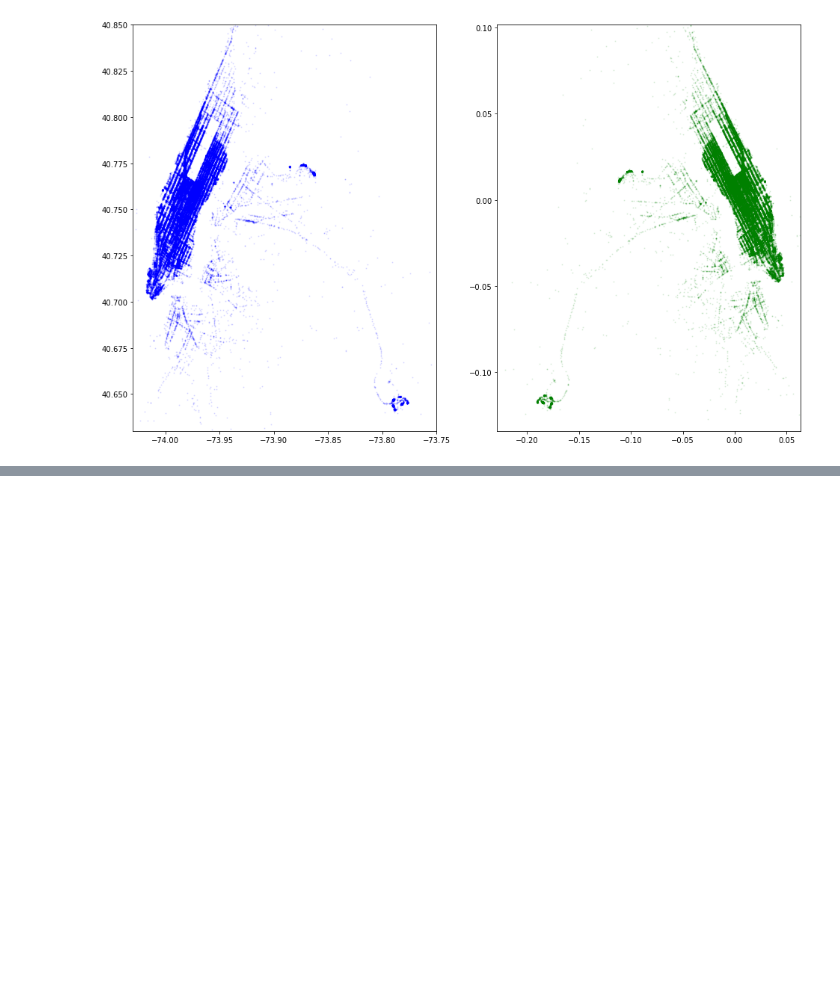
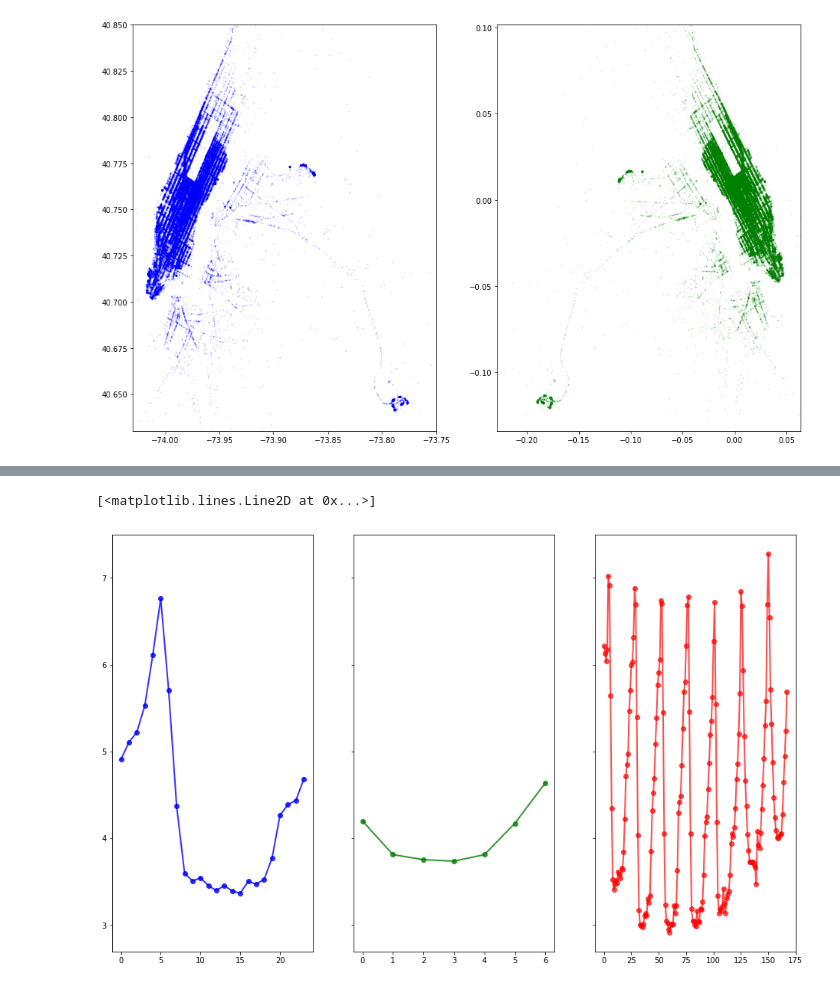
Before and after one commit to prabha-git/kaggle, a Jupyter notebook: New York City Taxi Trip Duration/From EDA to the Top (LB 0.367) by Beluga.ipynb, the cells around one changed output, grey strips where cells are left out. Drawn from its saved outputs; the diff is of its cells as text; code cells hidden in the pictures; blank space fills up the shorter version.

```diff
--- a/New York City Taxi Trip Duration/From EDA to the Top (LB 0.367) by Beluga.ipynb
+++ b/New York City Taxi Trip Duration/From EDA to the Top (LB 0.367) by Beluga.ipynb
@@ -166,0 +145,8 @@ Name: distance_haversine, Length: 1458644, dtype: float64
+# %%
+train.loc[:,'distance_haversine']=haversine_array(train['pickup_latitude'].values,train['pickup_longitude'].values,
+                                                  train['dropoff_latitude'].values,train['dropoff_longitude'].values)
+train.loc[:,'distance_dummy_manhattan']=dummy_manhattan_distance(train['pickup_latitude'].values,train['pickup_longitude'].values,
+                                                                 train['dropoff_latitude'].values,train['dropoff_longitude'].values)
+train.loc[:,'direction']=bearing_array(train['pickup_latitude'].values,train['pickup_longitude'].values,
+                                      train['dropoff_latitude'].values,train['dropoff_longitude'].values)
+train.loc[:,'pca_manhattan']=np.abs(train['dropoff_pca1']-train['pickup_pca1'])+np.abs(train['dropoff_pca0']-train['pickup_pca0'])
@@ -166,0 +161,5 @@ Name: distance_haversine, Length: 1458644, dtype: float64
+# %%
+train.loc[:,'center_latitude']=(train['pickup_latitude'].values+train['dropoff_latitude'].values)/2
+train.loc[:,'center_longitude']=(train['pickup_longitude'].values+train['dropoff_longitude'].values)/2
+test.loc[:,'center_latitude']=(test['pickup_latitude'].values+test['dropoff_latitude'].values)/2
+test.loc[:,'center_longitude']=(test['pickup_longitude'].values+test['dropoff_longitude'].values)/2
@@ -166,0 +168,6 @@ Name: distance_haversine, Length: 1458644, dtype: float64
+# %%
+train.loc[:,'pickup_weekday']=train['pickup_datetime'].dt.weekday
+train.loc[:,'pickup_weekofyear']=train.pickup_datetime.dt.weekofyear
+train.loc[:,'pickup_hour']=train.pickup_datetime.dt.hour
+train.loc[:,'pickup_minute']=train.pickup_datetime.dt.minute
+train.loc[:,'pickup_weekhour']=(train.pickup_datetime.dt.weekday*24)+train.pickup_datetime.dt.hour
@@ -166,0 +182,11 @@ Name: distance_haversine, Length: 1458644, dtype: float64
+# %%
+train.loc[:,'avg_speed_h']=1000*train['distance_haversine']/train['trip_duration']
+train.loc[:,'avg_speed_m']=1000*train['distance_dummy_manhattan']/train['trip_duration']
+# %%
+fig,ax=plt.subplots(ncols=3,sharey=True)
+ax[0].plot(train.groupby('pickup_hour').mean()['avg_speed_h'],'bo-',lw=2,alpha=.8)
+ax[1].plot(train.groupby('pickup_weekday').mean()['avg_speed_h'],'go-',lw=2,alpha=.8)
+ax[2].plot(train.groupby('pickup_weekhour').mean()['avg_speed_h'],'ro-',lw=2,alpha=.7)
+# %% [output]
+[<matplotlib.lines.Line2D at 0x...>]
+[figure, added]
```
Also changed, not shown: parts of 5 cells of this notebook.
